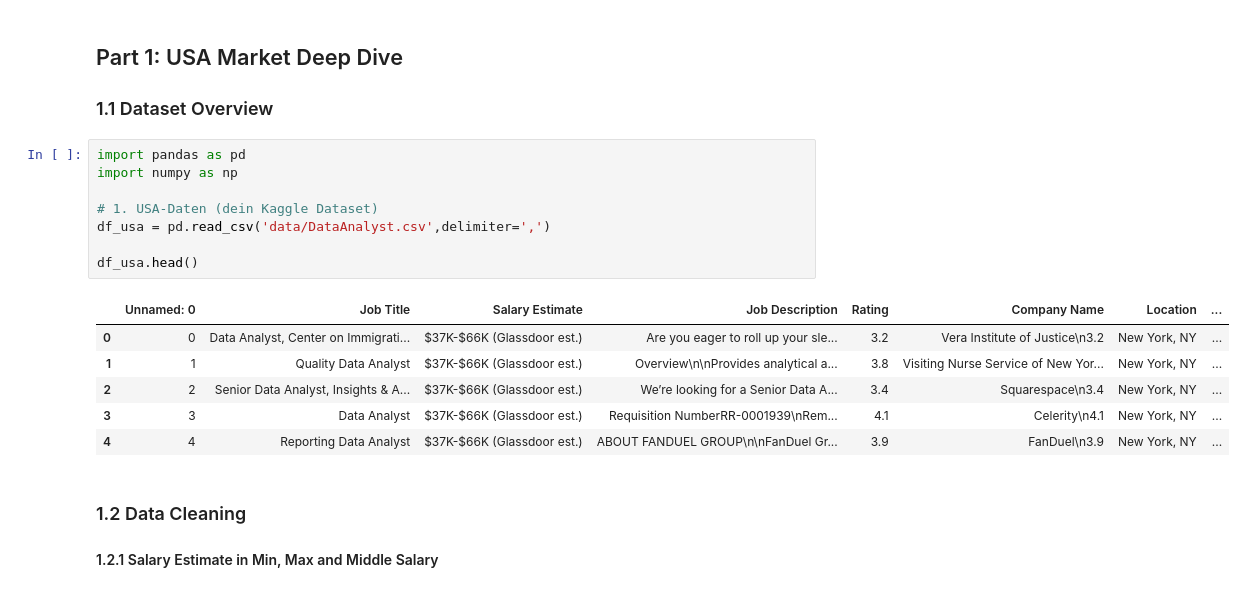
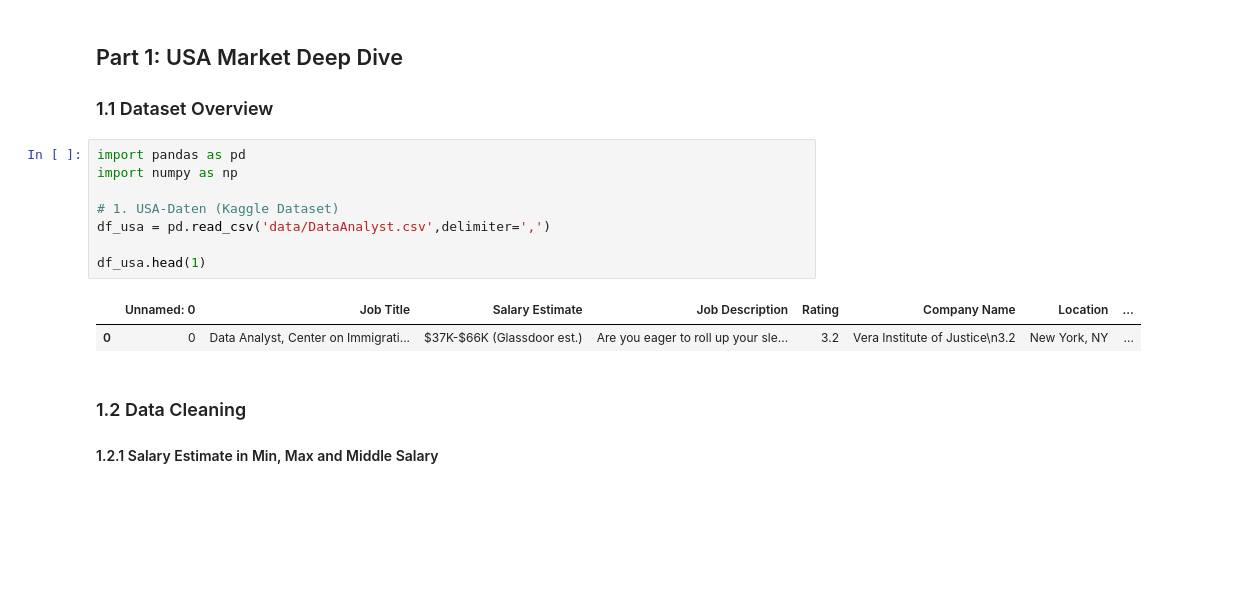
Before and after one commit to tvankov/Data-Analyst-Job-Market, a Jupyter notebook: DataAnalystJobMarketAnalysis_USAvsGermanyComparison.ipynb, the cells around one changed output. Drawn from its saved outputs; the diff is of its cells as text; blank space fills up the shorter version.

```diff
--- a/DataAnalystJobMarketAnalysis_USAvsGermanyComparison.ipynb
+++ b/DataAnalystJobMarketAnalysis_USAvsGermanyComparison.ipynb
@@ -35,18 +34,14 @@ from 3D artist to data analyst.
 # %%
 import pandas as pd
 import numpy as np
 
-# 1. USA-Daten (dein Kaggle Dataset)
+# 1. USA-Daten (Kaggle Dataset)
 df_usa = pd.read_csv('data/DataAnalyst.csv',delimiter=',')
 
-df_usa.head()
+df_usa.head(1)
 # %% [output]
 |  | Unnamed: 0 | Job Title | Salary Estimate | Job Description | Rating | Company Name | Location | ... |
 | 0 | 0 | Data Analyst, Center on Immigrati... | $37K-$66K (Glassdoor est.) | Are you eager to roll up your sle... | 3.2 | Vera Institute of Justice\n3.2 | New York, NY | ... |
-| 1 | 1 | Quality Data Analyst | $37K-$66K (Glassdoor est.) | Overview\n\nProvides analytical a... | 3.8 | Visiting Nurse Service of New Yor... | New York, NY | ... |
-| 2 | 2 | Senior Data Analyst, Insights & A... | $37K-$66K (Glassdoor est.) | We’re looking for a Senior Data A... | 3.4 | Squarespace\n3.4 | New York, NY | ... |
-| 3 | 3 | Data Analyst | $37K-$66K (Glassdoor est.) | Requisition NumberRR-0001939\nRem... | 4.1 | Celerity\n4.1 | New York, NY | ... |
-| 4 | 4 | Reporting Data Analyst | $37K-$66K (Glassdoor est.) | ABOUT FANDUEL GROUP\n\nFanDuel Gr... | 3.9 | FanDuel\n3.9 | New York, NY | ... |
 # %% [markdown]
 ### 1.2 Data Cleaning
 #### 1.2.1 Salary Estimate in Min, Max and Middle Salary
```
Also changed, not shown: parts of 11 cells of this notebook, 3 other files.
